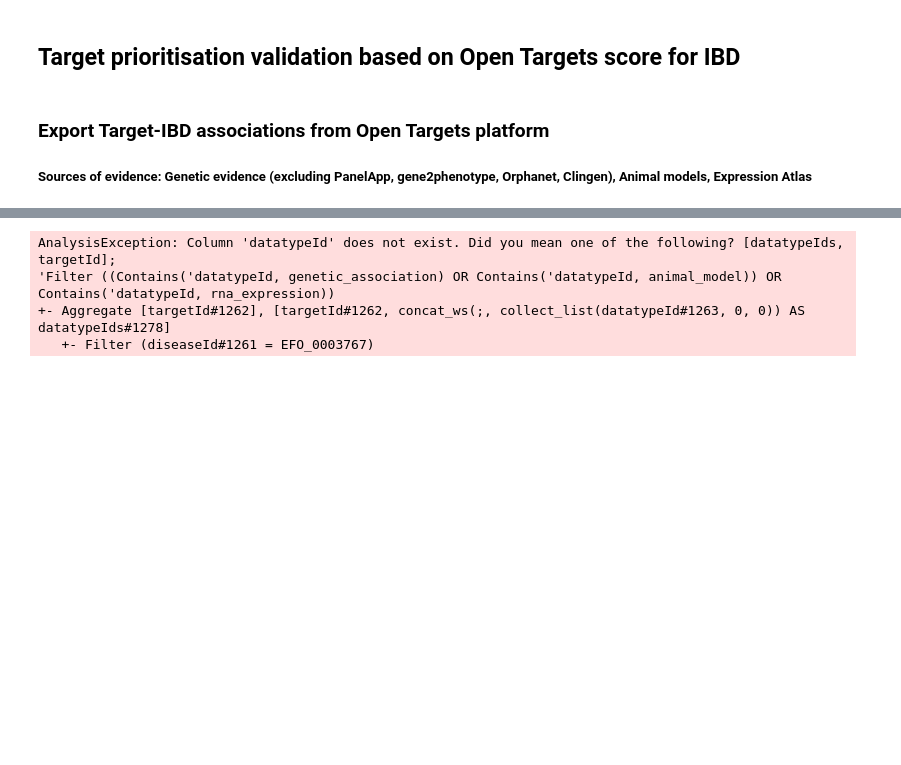
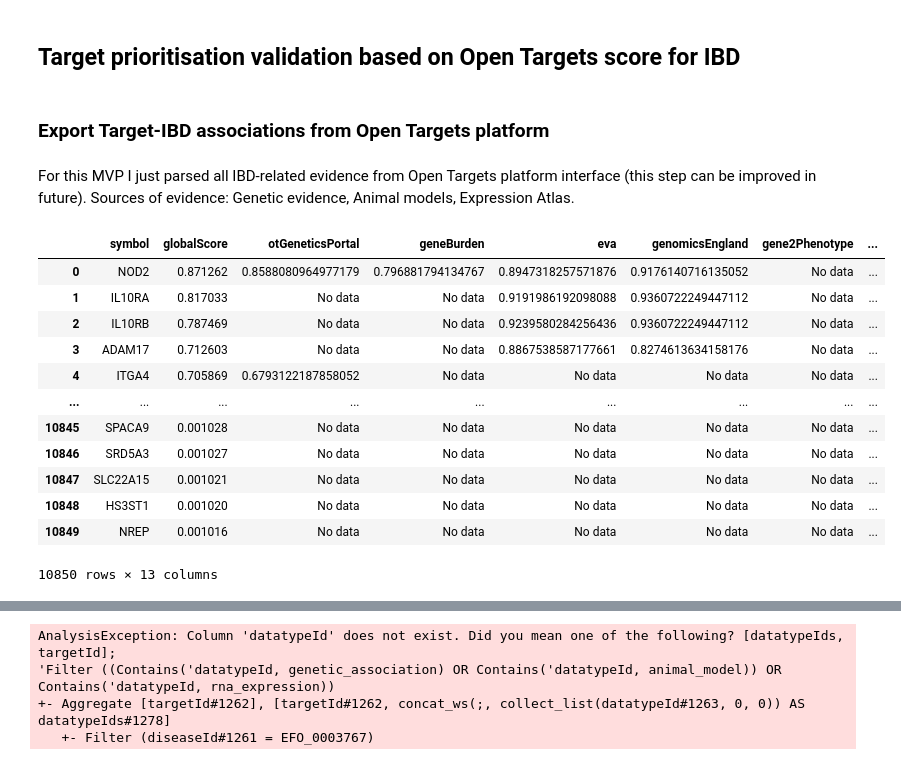
Before and after one commit to polrus/IBD_target_engine, a Jupyter notebook: mvp/data/data_parse.ipynb, the cells around one changed output, grey strips where cells are left out. Saved outputs shown, nothing was run; the diff lists cells and outputs as text; code cells hidden in the pictures; blank space fills up the shorter version.

```diff
--- a/mvp/data/data_parse.ipynb
+++ b/mvp/data/data_parse.ipynb
@@ -18,4 +22,6 @@ To adjust logging level use sc.setLogLevel(newLevel). For SparkR, use setLogLeve
 ## Target prioritisation validation based on Open Targets score for IBD
 # %% [markdown]
 ### Export Target-IBD associations from Open Targets platform
-##### Sources of evidence: Genetic evidence (excluding PanelApp, gene2phenotype, Orphanet, Clingen), Animal models, Expression Atlas
+# %% [markdown]
+For this MVP I just parsed all IBD-related evidence from Open Targets platform interface (this step can be improved in future).
+Sources of evidence: Genetic evidence, Animal models, Expression Atlas.
@@ -21,0 +31,16 @@ To adjust logging level use sc.setLogLevel(newLevel). For SparkR, use setLogLeve
+# %%
+evidence_ibd
+# %% [output]
+|  | symbol | globalScore | otGeneticsPortal | geneBurden | eva | genomicsEngland | gene2Phenotype | ... |
+| 0 | NOD2 | 0.871262 | 0.8588080964977179 | 0.796881794134767 | 0.8947318257571876 | 0.9176140716135052 | No data | ... |
+| 1 | IL10RA | 0.817033 | No data | No data | 0.9191986192098088 | 0.9360722249447112 | No data | ... |
+| 2 | IL10RB | 0.787469 | No data | No data | 0.9239580284256436 | 0.9360722249447112 | No data | ... |
+| 3 | ADAM17 | 0.712603 | No data | No data | 0.8867538587177661 | 0.8274613634158176 | No data | ... |
+| 4 | ITGA4 | 0.705869 | 0.6793122187858052 | No data | No data | No data | No data | ... |
+| ... | ... | ... | ... | ... | ... | ... | ... | ... |
+| 10845 | SPACA9 | 0.001028 | No data | No data | No data | No data | No data | ... |
+| 10846 | SRD5A3 | 0.001027 | No data | No data | No data | No data | No data | ... |
+| 10847 | SLC22A15 | 0.001021 | No data | No data | No data | No data | No data | ... |
+| 10848 | HS3ST1 | 0.001020 | No data | No data | No data | No data | No data | ... |
+| 10849 | NREP | 0.001016 | No data | No data | No data | No data | No data | ... |
+10850 rows × 13 columns
```
Also changed, not shown: parts of 17 cells of this notebook, 2 other files.
